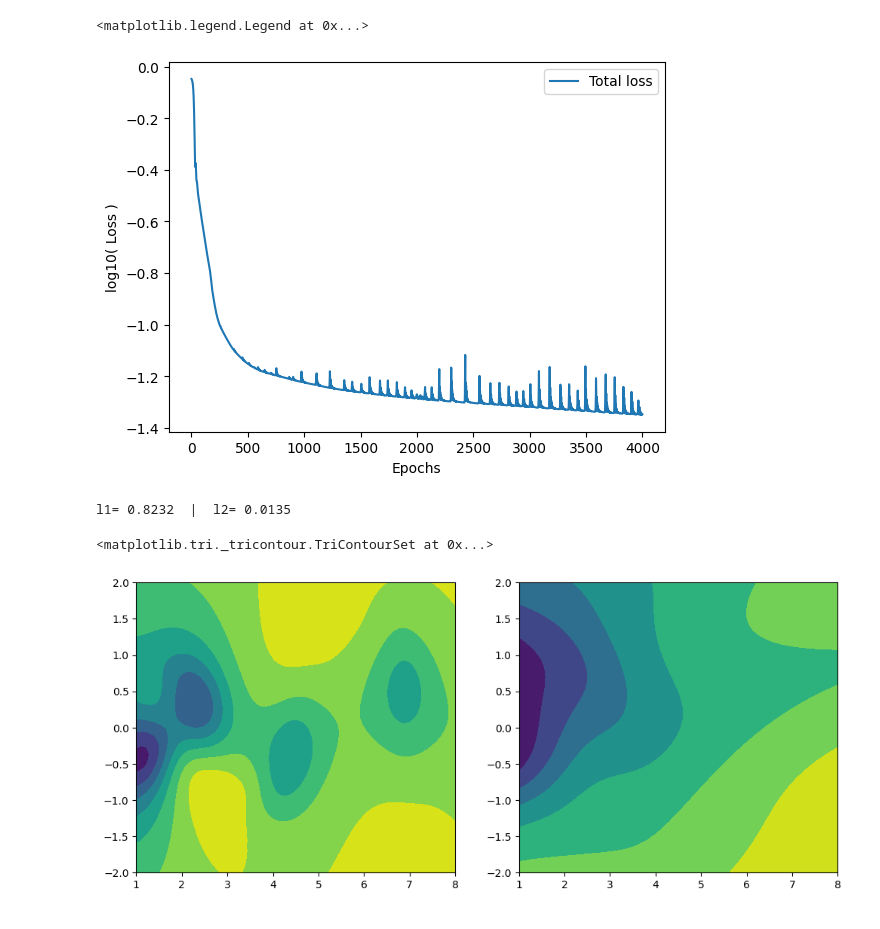
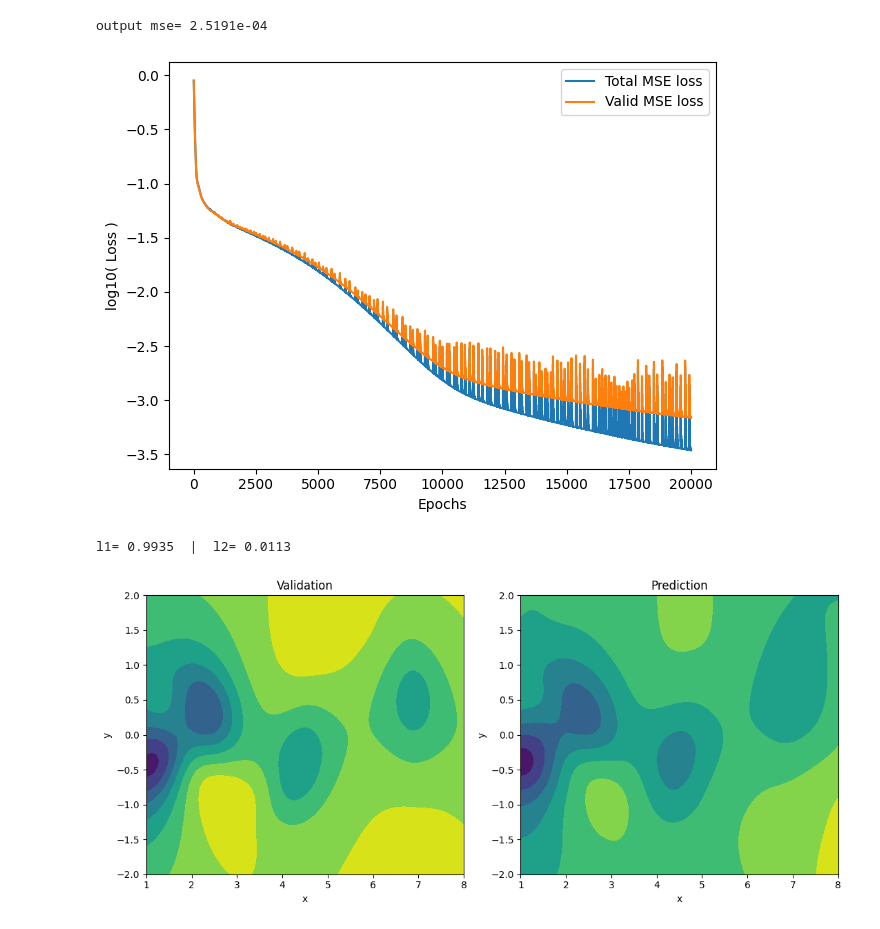
Before and after one commit to oihanc/INF8225_TD4, a Jupyter notebook: pinn_navier_stokes.ipynb, the cells around one changed output. Saved outputs shown, nothing was run; the diff lists cells and outputs as text; code cells hidden in the pictures.

Commit message:
> Schrodinger notebook updated > Navier-Stokes notebook updated > Added all experiment results

```diff
--- a/pinn_navier_stokes.ipynb
+++ b/pinn_navier_stokes.ipynb
@@ -191,6 +195,8 @@ class PinnResult:
         self.output_mse_log = []
         self.pde_mse_log = []
         self.total_mse_log = []
+
+        self.valid_mse_log = []
 
         self.all_data = None
         self.training_data = None
@@ -223,13 +229,22 @@ def train(max_epochs=1000):
     #
     # # Model + optimizer
     # # model = PINN(in_dim=2, out_dim=2, width=64, depth=4)
-    model = PINN(input_dim=3, hidden_dim=20, output_dim=2, num_blocks=4, use_residual=False).to(device)
+    model = PINN(input_dim=3, hidden_dim=100, output_dim=2, num_blocks=7, use_residual=True).to(device)
+
+    model.lambda1 = nn.Parameter(torch.tensor(0.0))
+    model.lambda2 = nn.Parameter(torch.tensor(0.0))
 
     pinn_result = PinnResult(model)
     pinn_result.all_data = all_data
     pinn_result.training_data = training_data
 
-    optimizer = torch.optim.Adam(model.parameters(), lr=1e-3)
+    # Generate validation data
+    n_samples = 5_000
+    indices = torch.randperm(all_data.shape[0])[:n_samples]
+    valid_data = all_data[indices]
+    pinn_result.validation_data = valid_data
+
+    optimizer = torch.optim.Adam(model.parameters(), lr=1e-4)
 
     count_parameters(model)
 
@@ -242,6 +257,9 @@ def train(max_epochs=1000):
         pinn_result.output_mse_log.append(output_loss.item())
         pinn_result.pde_mse_log.append(pde_loss.item())
         pinn_result.total_mse_log.append(mse_loss.item())
+
+        _, _, valid_mse = loss_fn(model, valid_data)
+        pinn_result.valid_mse_log.append(valid_mse.item())
 
         mse_loss.backward()
 
@@ -261,11 +279,11 @@ def train(max_epochs=1000):
             # loss_val_log[epoch] = mse_val.item()
 
             # print(f"[{epoch:05d}] loss= {loss.item():.4e} | ic= {loss_data.item():.4e} | pde= {loss_phys.item():.4e} | valid= {mse_val:.4e}")
-            print(f"[{epoch:05d}] loss= {mse_loss.item():.4e}")
+            print(f"[{epoch:05d}] loss= {mse_loss.item():.4e}  |  valid= {valid_mse.item():.4e}")
 
     return pinn_result
 
-pinn_result = train(max_epochs=4_000)
+pinn_result = train(max_epochs=20_000)
 # %% [output]
 +-------------------------+------------+
 |         Modules         | Parameters |
@@ -287,44 +305,64 @@ pinn_result = train(max_epochs=4_000)
+# %%
+input = pinn_result.all_data
+
+# Say you want to sample 100 random rows
+n_samples = 20_000
+indices = torch.randperm(input.shape[0])[:n_samples]
+sample = input[indices]
+
+output_mse, pde_mse, total_mse = loss_fn(pinn_result.model, sample)
+print(f"output mse= {output_mse:.4e}")
+# %% [output]
+output mse= 2.5191e-04
 # %%
 # loss_pde_log[0] = np.nan
 # loss_val_log[0] = np.nan
 #
 #
-fig, ax = plt.subplots()
-ax.plot(np.log10(pinn_result.total_mse_log), label="Total loss")
+fig, ax = plt.subplots(dpi=100, layout="tight")
+ax.plot(np.log10(pinn_result.total_mse_log), label="Total MSE loss")
+ax.plot(np.log10(pinn_result.valid_mse_log), label="Valid MSE loss")
 # ax.plot(loss_val_log, label="Val loss")
 ax.set_xlabel("Epochs")
 ax.set_ylabel("log10( Loss )")
 ax.legend()
+
+plt.savefig("ns_loss_v2.png", dpi=200)
 # %% [output]
-<matplotlib.legend.Legend at 0x...>
-[figure, old version]
+[figure, new version]
 # %%
 
 print(f"l1= {pinn_result.model.lambda1.item():.4f}  |  l2= {pinn_result.model.lambda2.item():.4f}")
 
 all_data = copy.deepcopy(pinn_result.all_data)
 training_data = copy.deepcopy(pinn_result.training_data)
 
 
 all_data = all_data.cpu().detach().numpy()
 
 mask = (all_data[:, 0] == 0)
 masked_data = all_data[mask]
 
-
 with torch.no_grad():
 
     input = np.hstack((masked_data[:, 0:1], masked_data[:, 1:2], masked_data[:, 2:3]))
     input = torch.tensor(input, dtype=torch.float32).to(device)
     pred = pinn_result.model(input)
 
-fig, ax = plt.subplots(1, 2, figsize=(12, 5))
+fig, ax = plt.subplots(1, 2, figsize=(11, 5), dpi=100, layout="tight")
 
 # ax.scatter(masked_data[:, 1], masked_data[:, 2])
 ax[0].tricontourf(masked_data[:, 1], masked_data[:, 2], masked_data[:, -1])
+ax[0].set_xlabel("x")
+ax[0].set_ylabel("y")
+ax[0].set_title("Validation")
 
 ax[1].tricontourf(masked_data[:, 1], masked_data[:, 2], pred[:, 1].cpu().detach().numpy())
+ax[1].set_xlabel("x")
+ax[1].set_ylabel("y")
+ax[1].set_title("Prediction")
+
+plt.savefig("ns_pressure_field_v2.png", dpi=200)
 # %% [output]
-l1= 0.8232  |  l2= 0.0135
+l1= 0.9935  |  l2= 0.0113
-<matplotlib.tri._tricontour.TriContourSet at 0x...>
-[figure, old version]
+[figure, new version]
```
Also changed, not shown: parts of 4 cells of this notebook, 49 other files.
